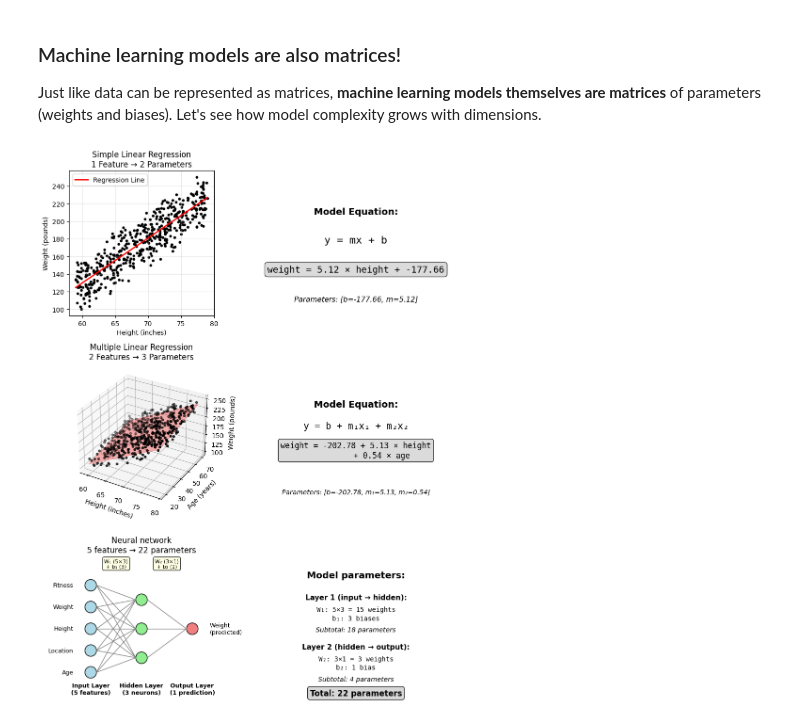
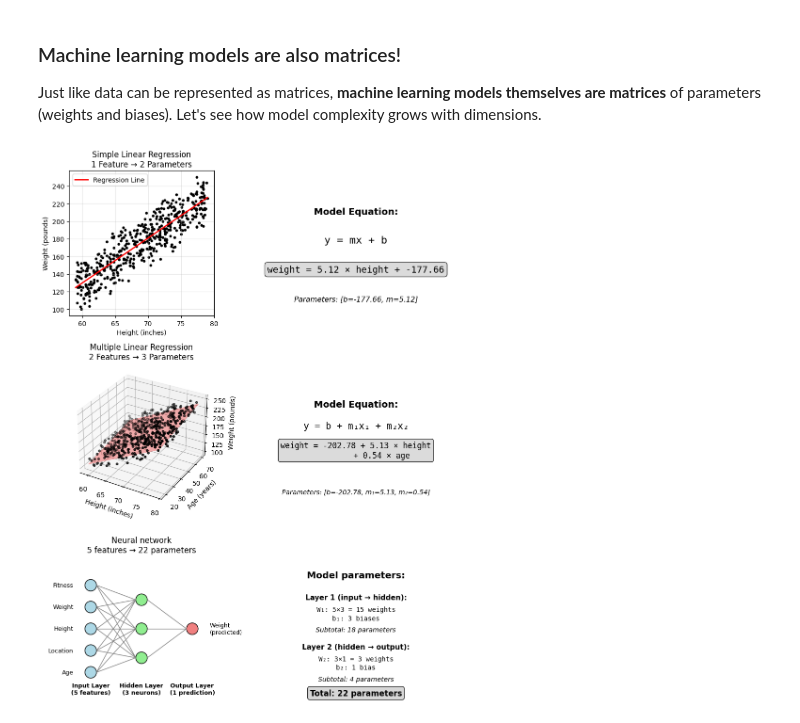
Before and after one commit to pallavitalasila26/FSA_devops, a Jupyter notebook: notebooks/unit2/lesson_12/Lesson_12_linear_algebra_demo.ipynb, the cells around one changed output. Cells and saved outputs as stored; diff of their text form; code cells hidden in the pictures.

```diff
--- a/notebooks/unit2/lesson_12/Lesson_12_linear_algebra_demo.ipynb
+++ b/notebooks/unit2/lesson_12/Lesson_12_linear_algebra_demo.ipynb
@@ -359,12 +359,6 @@ def models_plot():
     ax5.text(hidden_x, 0.05, 'Hidden Layer\n(3 neurons)', ha='center', fontsize=9, fontweight='bold')
     ax5.text(output_x, 0.05, 'Output Layer\n(1 prediction)', ha='center', fontsize=9, fontweight='bold')
 
-    # Add weight matrices labels
-    ax5.text((input_x + hidden_x) / 2, 0.92, 'W₁ (5×3)\n+ b₁ (3)',
-            ha='center', fontsize=8, bbox=dict(boxstyle='round', facecolor='lightyellow', alpha=0.8))
-    ax5.text((hidden_x + output_x) / 2, 0.92, 'W₂ (3×1)\n+ b₂ (1)',
-            ha='center', fontsize=8, bbox=dict(boxstyle='round', facecolor='lightyellow', alpha=0.8))
-
     ax5.set_xlim(0, 1)
     ax5.set_ylim(0, 1)
     ax5.set_aspect('equal')
@@ -385,31 +379,31 @@ def models_plot():
             transform=ax6.transAxes, family='monospace')
     ax6.text(0.5, 0.56, f'b₁: {b1_params} biases', ha='center', fontsize=10,
             transform=ax6.transAxes, family='monospace')
     ax6.text(0.5, 0.48, f'Subtotal: {w1_params + b1_params} parameters', ha='center', fontsize=10,
             transform=ax6.transAxes, style='italic')
 
     # Layer 2 parameters
     ax6.text(0.5, 0.36, 'Layer 2 (hidden → output):', ha='center', fontsize=11, fontweight='bold',
             transform=ax6.transAxes)
     ax6.text(0.5, 0.28, f'W₂: 3×1 = {w2_params} weights', ha='center', fontsize=10,
             transform=ax6.transAxes, family='monospace')
     ax6.text(0.5, 0.22, f'b₂: {b2_params} bias', ha='center', fontsize=10,
             transform=ax6.transAxes, family='monospace')
     ax6.text(0.5, 0.14, f'Subtotal: {w2_params + b2_params} parameters', ha='center', fontsize=10,
             transform=ax6.transAxes, style='italic')
 
     # Total
     ax6.text(0.5, 0.04, f'Total: {total_params} parameters', ha='center', fontsize=12,
             transform=ax6.transAxes, fontweight='bold',
             bbox=dict(boxstyle='round', facecolor='lightgrey', alpha=0.9))
 
     ax6.set_xlim(0, 1)
     ax6.set_ylim(0, 1)
     ax6.axis('off')
 
     plt.tight_layout()
     plt.show()
 
 models_plot()
 # %% [output]
-[figure, old version]
+[figure, new version]
```
Also changed, not shown: parts of 1 cell of this notebook, 1 other file.
